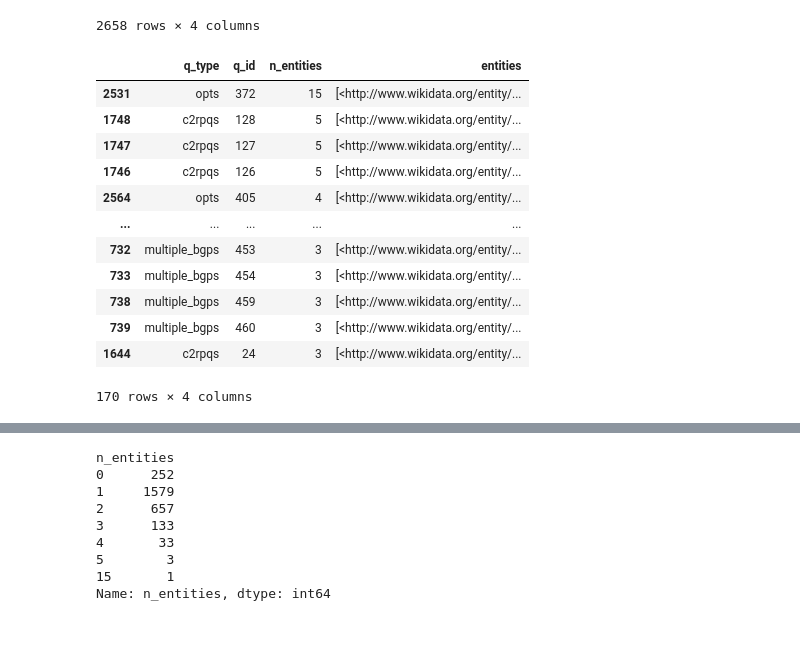
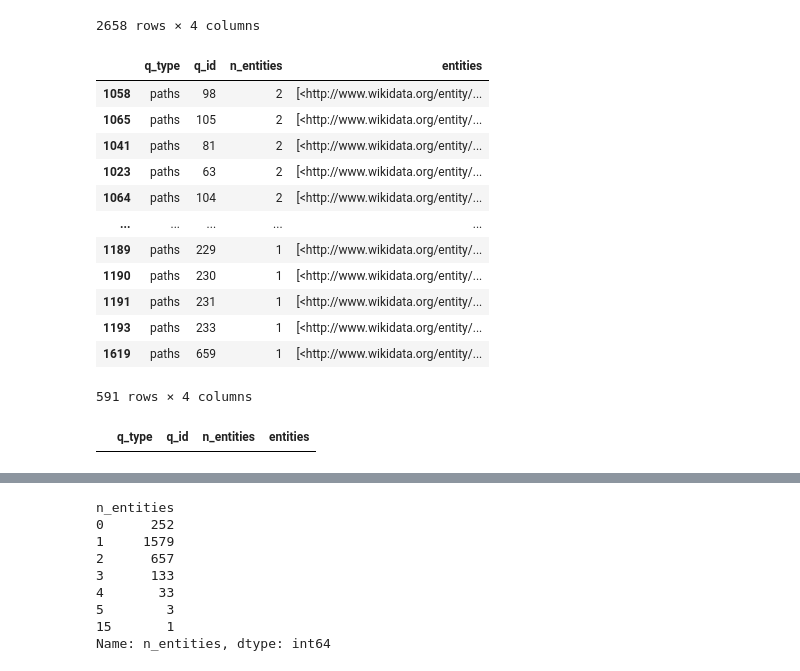
Before and after one commit to dsghrg/mt_rdf, a Jupyter notebook: notebooks/wdbench_queries.ipynb, the cells around one changed output, grey strips where cells are left out. Drawn from its saved outputs; the diff is of its cells as text; code cells hidden in the pictures; blank space fills up the shorter version.

```diff
--- a/notebooks/wdbench_queries.ipynb
+++ b/notebooks/wdbench_queries.ipynb
@@ -86,18 +86,22 @@ stat_df.sort_values(by='n_entities', ascending=False)
 | 1318 | paths | 358 | 0 | [] |
 2658 rows × 4 columns
 # %%
-stat_df[stat_df['n_entities'] > 2].sort_values(by='n_entities', ascending=False)
+stat_df[(stat_df['n_entities'] >= 1) & (stat_df['q_type'] == 'paths')].sort_values(by='n_entities', ascending=False)
 # %% [output]
 |  | q_type | q_id | n_entities | entities |
-| 2531 | opts | 372 | 15 | [<http://www.wikidata.org/entity/... |
-| 1748 | c2rpqs | 128 | 5 | [<http://www.wikidata.org/entity/... |
-| 1747 | c2rpqs | 127 | 5 | [<http://www.wikidata.org/entity/... |
-| 1746 | c2rpqs | 126 | 5 | [<http://www.wikidata.org/entity/... |
-| 2564 | opts | 405 | 4 | [<http://www.wikidata.org/entity/... |
+| 1058 | paths | 98 | 2 | [<http://www.wikidata.org/entity/... |
+| 1065 | paths | 105 | 2 | [<http://www.wikidata.org/entity/... |
+| 1041 | paths | 81 | 2 | [<http://www.wikidata.org/entity/... |
+| 1023 | paths | 63 | 2 | [<http://www.wikidata.org/entity/... |
+| 1064 | paths | 104 | 2 | [<http://www.wikidata.org/entity/... |
 | ... | ... | ... | ... | ... |
-| 732 | multiple_bgps | 453 | 3 | [<http://www.wikidata.org/entity/... |
-| 733 | multiple_bgps | 454 | 3 | [<http://www.wikidata.org/entity/... |
-| 738 | multiple_bgps | 459 | 3 | [<http://www.wikidata.org/entity/... |
-| 739 | multiple_bgps | 460 | 3 | [<http://www.wikidata.org/entity/... |
-| 1644 | c2rpqs | 24 | 3 | [<http://www.wikidata.org/entity/... |
+| 1189 | paths | 229 | 1 | [<http://www.wikidata.org/entity/... |
+| 1190 | paths | 230 | 1 | [<http://www.wikidata.org/entity/... |
+| 1191 | paths | 231 | 1 | [<http://www.wikidata.org/entity/... |
+| 1193 | paths | 233 | 1 | [<http://www.wikidata.org/entity/... |
+| 1619 | paths | 659 | 1 | [<http://www.wikidata.org/entity/... |
-170 rows × 4 columns
+591 rows × 4 columns
+# %%
+stat_df[(stat_df['q_type'] == 'paths') & (stat_df['q_id'] > 180) & (stat_df['entities'].str.contains('<http://www.wikidata.org/entity/Q3609>'))].sort_values(by='n_entities', ascending=False)
+# %% [output]
+|  | q_type | q_id | n_entities | entities |
```
Also changed, not shown: parts of 3 cells of this notebook, 7 other files.
